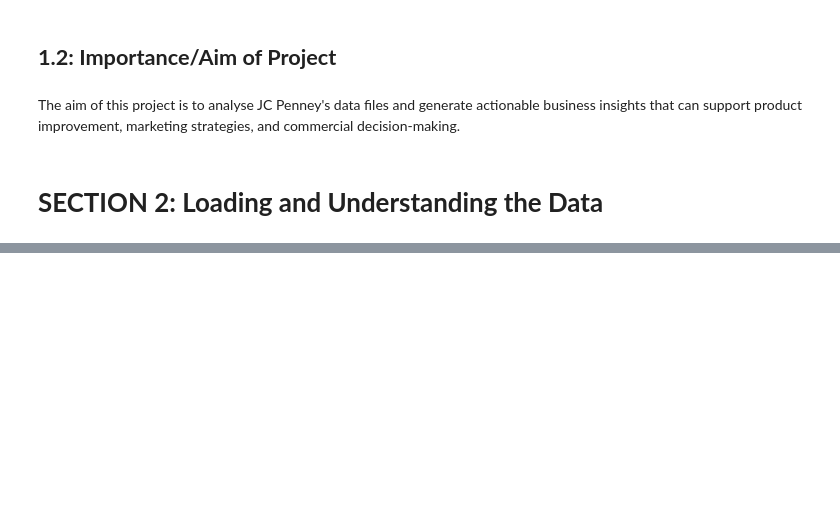
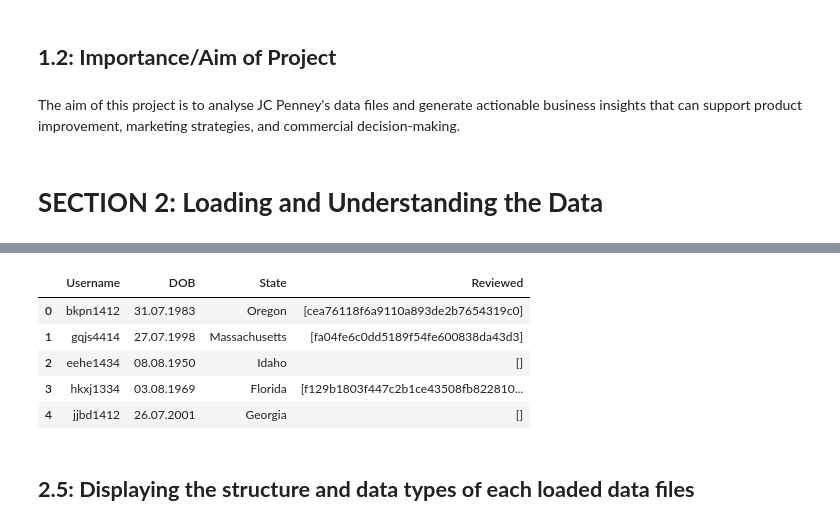
Before and after one commit to Fieldmarshall31/3531342_BD2, a Jupyter notebook: 3531342_BD2.ipynb, the cells around one changed output, grey strips where cells are left out. Saved outputs shown, nothing was run; the diff lists cells and outputs as text; code cells hidden in the pictures; blank space fills up the shorter version.

```diff
--- a/3531342_BD2.ipynb
+++ b/3531342_BD2.ipynb
@@ -12,0 +159,11 @@ The aim of this project is to analyse JC Penney's data files and generate action
+# %%
+reviewers_df.head()
+# %% [output]
+|  | Username | DOB | State | Reviewed |
+| 0 | bkpn1412 | 31.07.1983 | Oregon | [cea76118f6a9110a893de2b7654319c0] |
+| 1 | gqjs4414 | 27.07.1998 | Massachusetts | [fa04fe6c0dd5189f54fe600838da43d3] |
+| 2 | eehe1434 | 08.08.1950 | Idaho | [] |
+| 3 | hkxj1334 | 03.08.1969 | Florida | [f129b1803f447c2b1ce43508fb822810... |
+| 4 | jjbd1412 | 26.07.2001 | Georgia | [] |
+# %% [markdown]
+## **2.5:  Displaying the structure and data types of each loaded data files**
```
Also changed, not shown: parts of 36 cells of this notebook.
